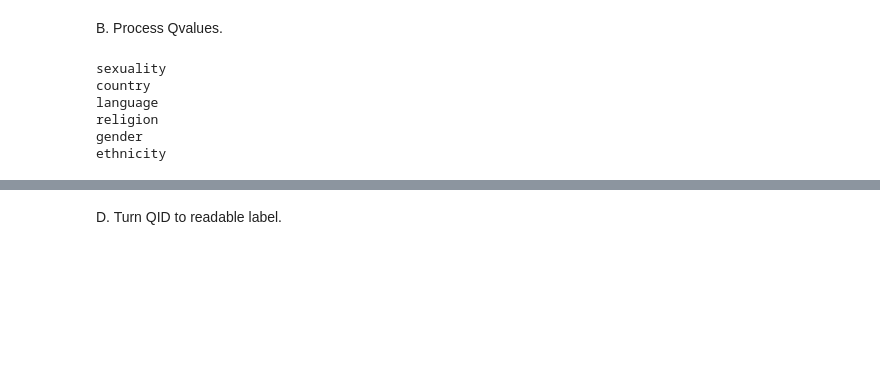
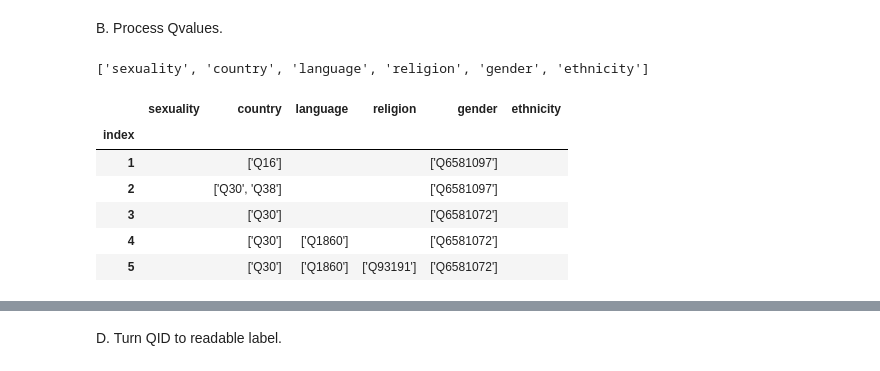
Before and after one commit to SavvinaDaniil/EnrichBookCrossing, a Jupyter notebook: Data Enrichment Process.ipynb, the cells around one changed output, grey strips where cells are left out. Drawn from its saved outputs; the diff is of its cells as text; code cells hidden in the pictures; blank space fills up the shorter version.

```diff
--- a/Data Enrichment Process.ipynb
+++ b/Data Enrichment Process.ipynb
@@ -934,14 +940,20 @@ unique_authors = pd.read_csv(location_to_save+"unique_authors_with_properties.cs
 B. Process Qvalues.
 # %%
 relevant_columns = list(unique_authors.columns[12:-3])
+# %%
+relevant_columns # the ones that have QID values
+# %% [output]
+['sexuality', 'country', 'language', 'religion', 'gender', 'ethnicity']
+# %%
+unique_authors[relevant_columns].head()
+# %% [output]
+|  | sexuality | country | language | religion | gender | ethnicity |
+| index |  |  |  |  |  |  |
+| 1 |  | ['Q16'] |  |  | ['Q6581097'] |  |
+| 2 |  | ['Q30', 'Q38'] |  |  | ['Q6581097'] |  |
+| 3 |  | ['Q30'] |  |  | ['Q6581072'] |  |
+| 4 |  | ['Q30'] | ['Q1860'] |  | ['Q6581072'] |  |
+| 5 |  | ['Q30'] | ['Q1860'] | ['Q93191'] | ['Q6581072'] |  |
 # %%
-for col in relevant_columns:
-    print(col)
+for col in relevant_columns: # Change the syntax of the entry: comma separated
     unique_authors[col] = unique_authors[col].apply(lambda d: re.sub(r'\W+', ',', d).strip(","))
-# %% [output]
-sexuality
-country
-language
-religion
-gender
-ethnicity
```
Also changed, not shown: parts of 50 cells of this notebook.
